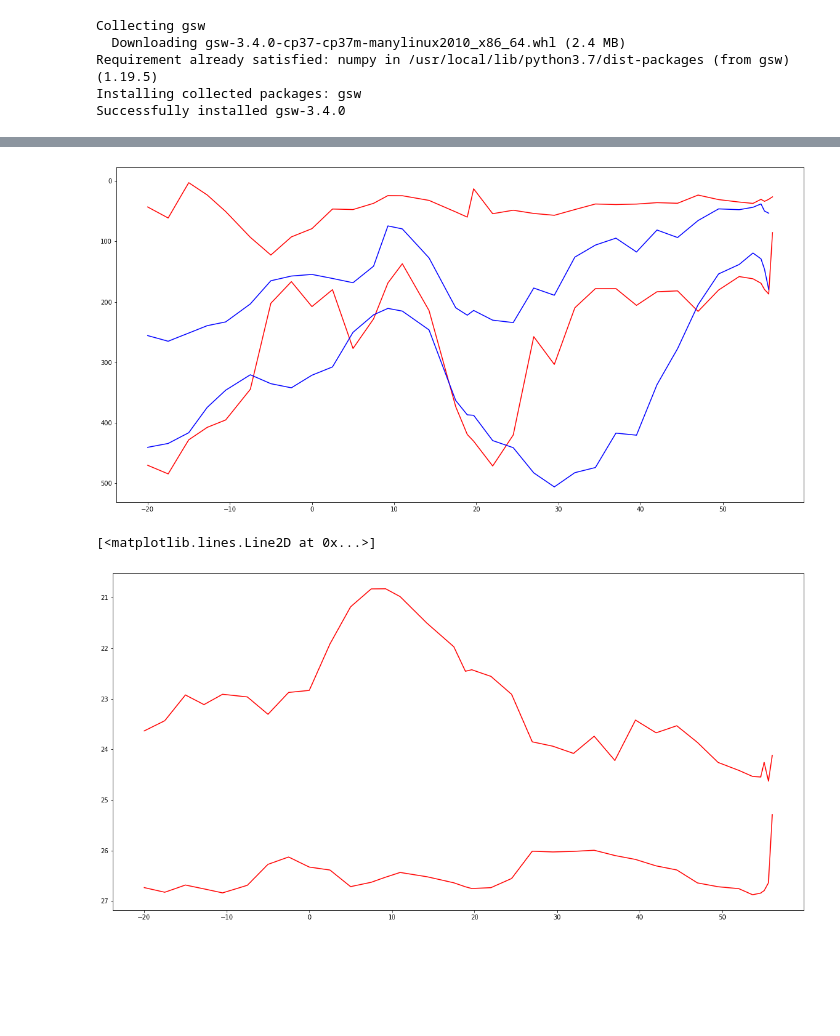
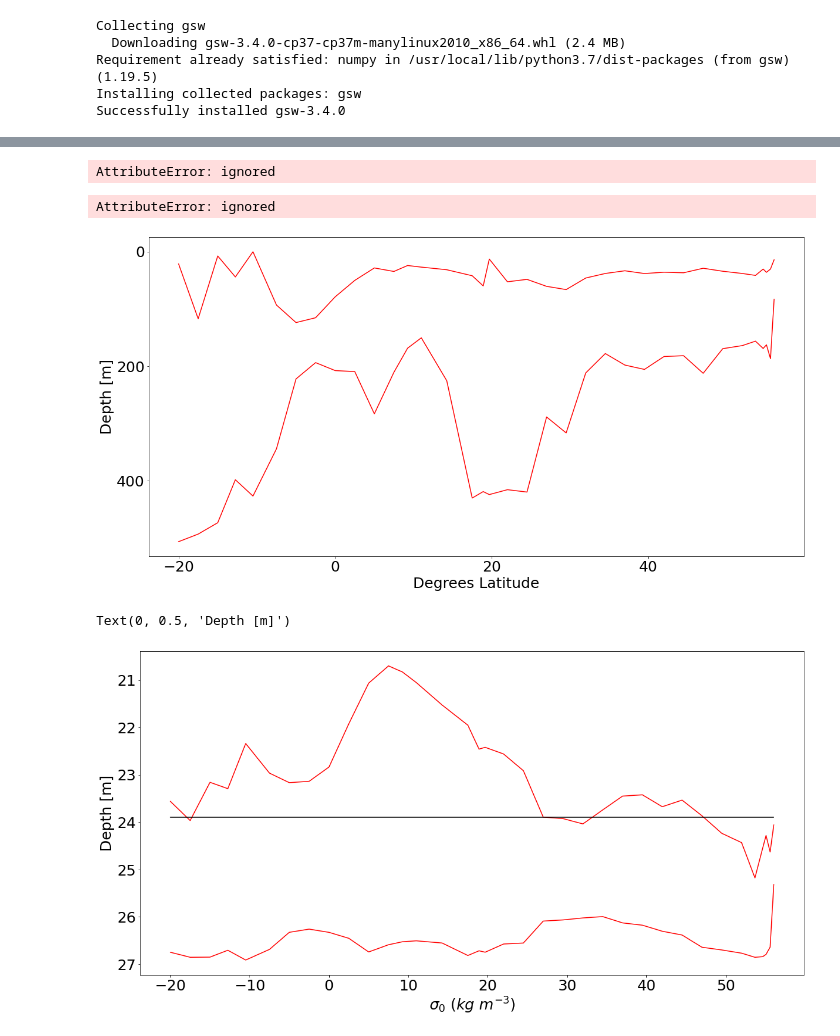
Before and after one commit to nitrogenlab/GP15_watermassanalysis, a Jupyter notebook: ThermoclineSplittingDev.ipynb, the cells around one changed output, grey strips where cells are left out. Drawn from its saved outputs; the diff is of its cells as text; code cells hidden in the pictures; blank space fills up the shorter version.

Commit message:
adding more plots for paper figures

```diff
--- a/ThermoclineSplittingDev.ipynb
+++ b/ThermoclineSplittingDev.ipynb
@@ -355,24 +355,53 @@ plt.show()
+# %%
+for stn in sorted(stn_to_data.keys()):
+    stn_data = stn_to_data[stn]
+    stn_order = [stn_order, stn_to_data[stn]]
+    density = np.array(stn_data.sig0)
+    depth = np.array(stn_data.depth)
+    diff=density-23.899
+    m = min(i for i in diff if i > 0)
+    depth_index=diff.index(m))
+    depth_bound = [depth_bound, depth[depth_index]]
+
+    #min of sig0-23.899 (for all results bove zero) for each station
+    #return index of this "sig0" so can identify corresponding "depth" to plot below
+# %% [output]
+AttributeError: ignored
+# %%
+density.index(25.03839875)
+# %% [output]
+AttributeError: ignored
 # %%
 plt.figure(figsize=(20,10))
 plt.plot(tc_lats, tcstart_depths, color="red")
 plt.plot(tc_lats, tcend_depths, color="red")
-plt.plot(tc_lats, old_tcstart_depths, color="blue")
-plt.plot(tc_lats, old_tcend_depths, color="blue")
+#plt.plot(tc_lats, old_tcstart_depths, color="blue")
+#plt.plot(tc_lats, old_tcend_depths, color="blue")
 plt.ylim(plt.ylim()[1], plt.ylim()[0])
+plt.rcParams.update({'font.size': 50})
+plt.xlabel('Degrees Latitude')
+plt.ylabel('Depth [m]')
 plt.show()
 # %% [output]
-[figure, old version]
+[figure, new version]
 # %%
 tcstart_sig0 = np.array([x["sig0_cutoffs"][0] for x in station_to_tcstartend.values()])
 tcend_sig0 = np.array([x["sig0_cutoffs"][1] for x in station_to_tcstartend.values()])
 tcstart_sig0 = tcstart_sig0[argsort_lats]
 tcend_sig0 = tcend_sig0[argsort_lats]
+no_data=[23.899]
+no_data_array=np.repeat(arr, len(tc_lats))
 
+23.899, 36
 plt.figure(figsize=(20,10))
 #plt.scatter(toplot_dataset["lat"], toplot_dataset["sig0"], s=1)
 plt.gca().invert_yaxis()
 plt.plot(tc_lats, tcstart_sig0, color="red")
 plt.plot(tc_lats, tcend_sig0, color="red")
+plt.plot(tc_lats, no_data_array, color="black")
+plt.rcParams.update({'font.size': 25})
+plt.xlabel('$σ_0$ ($kg$ $m^{-3}$)')
+plt.ylabel('Depth [m]')
 # %% [output]
-[<matplotlib.lines.Line2D at 0x...>]
+Text(0, 0.5, 'Depth [m]')
-[figure, old version]
+[figure, new version]
```
Also changed, not shown: parts of 5 cells of this notebook.
